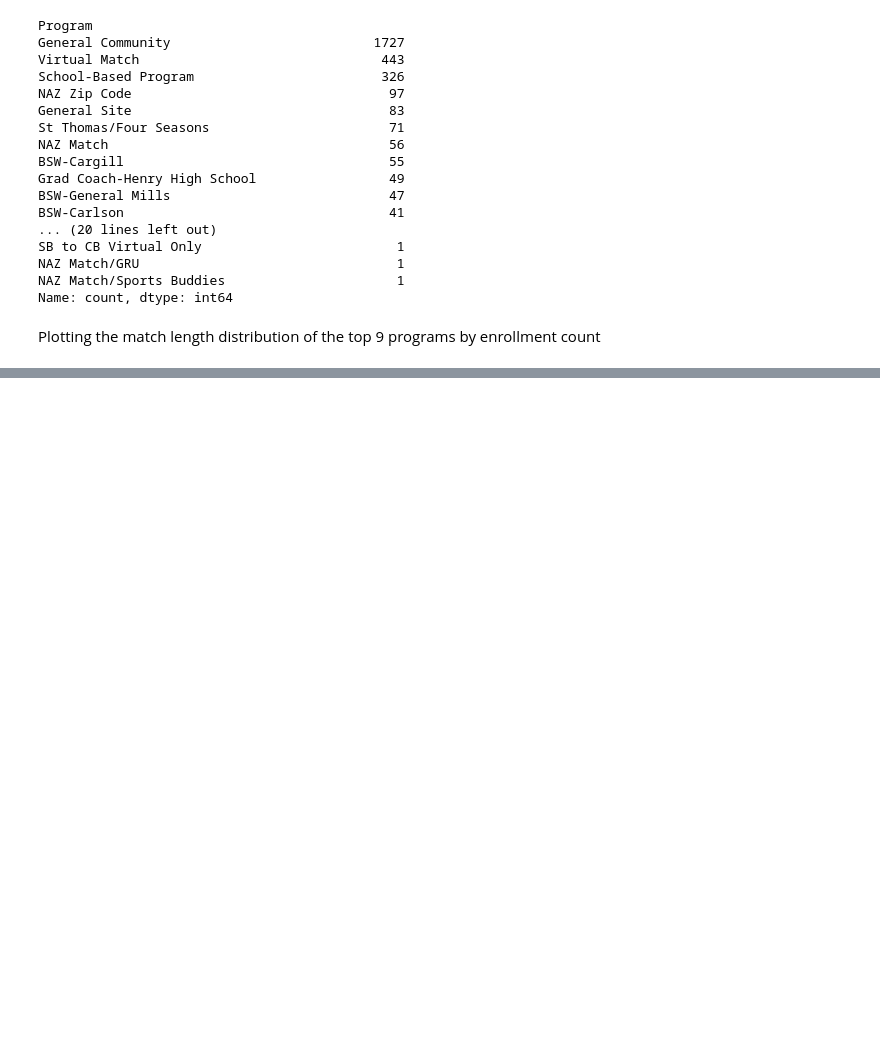
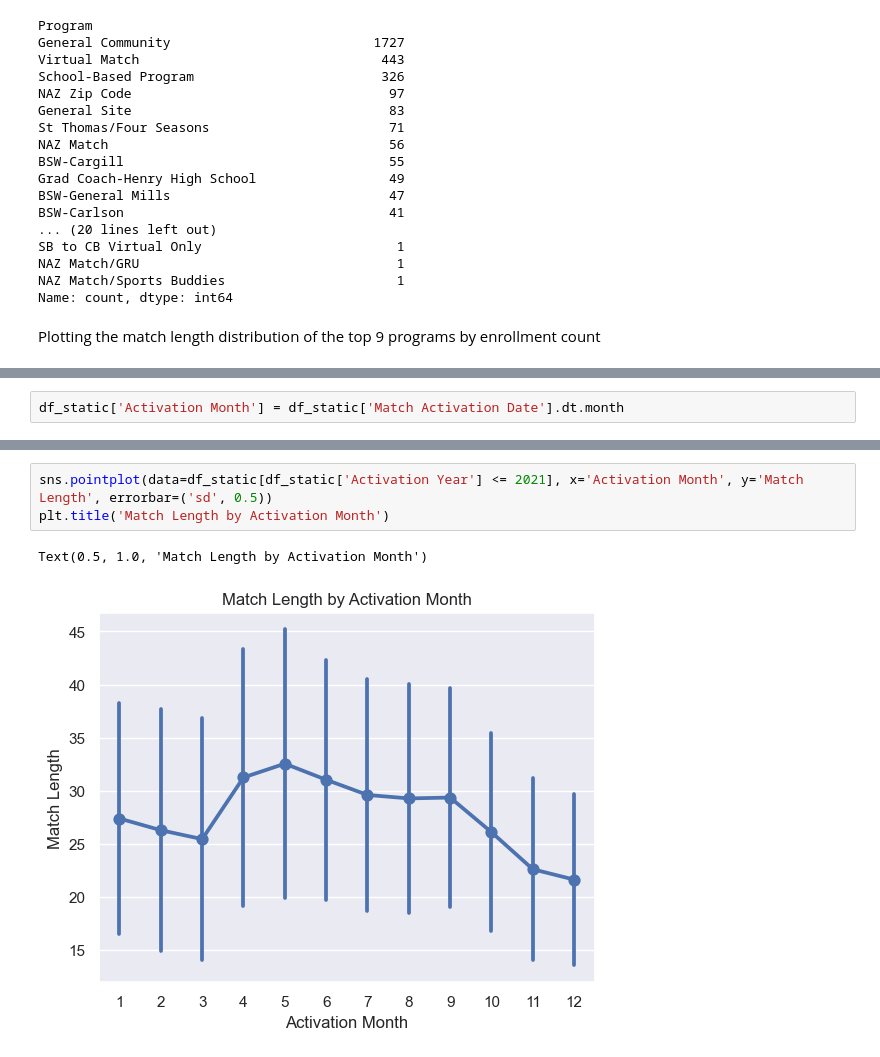
Before and after one commit to wgraysonp/sett-theorists-minne-analytics, a Jupyter notebook: novice.ipynb, the cells around one changed output, grey strips where cells are left out. Drawn from its saved outputs; the diff is of its cells as text; blank space fills up the shorter version.

```diff
--- a/novice.ipynb
+++ b/novice.ipynb
@@ -132,0 +158,2 @@ g_1
+# %%
+df_static['Activation Month'] = df_static['Match Activation Date'].dt.month
@@ -132,0 +179,6 @@ g_1
+# %%
+sns.pointplot(data=df_static[df_static['Activation Year'] <= 2021], x='Activation Month', y='Match Length', errorbar=('sd', 0.5))
+plt.title('Match Length by Activation Month')
+# %% [output]
+Text(0.5, 1.0, 'Match Length by Activation Month')
+[figure, added]
```
Also changed, not shown: parts of 51 cells of this notebook, 1 other file.
